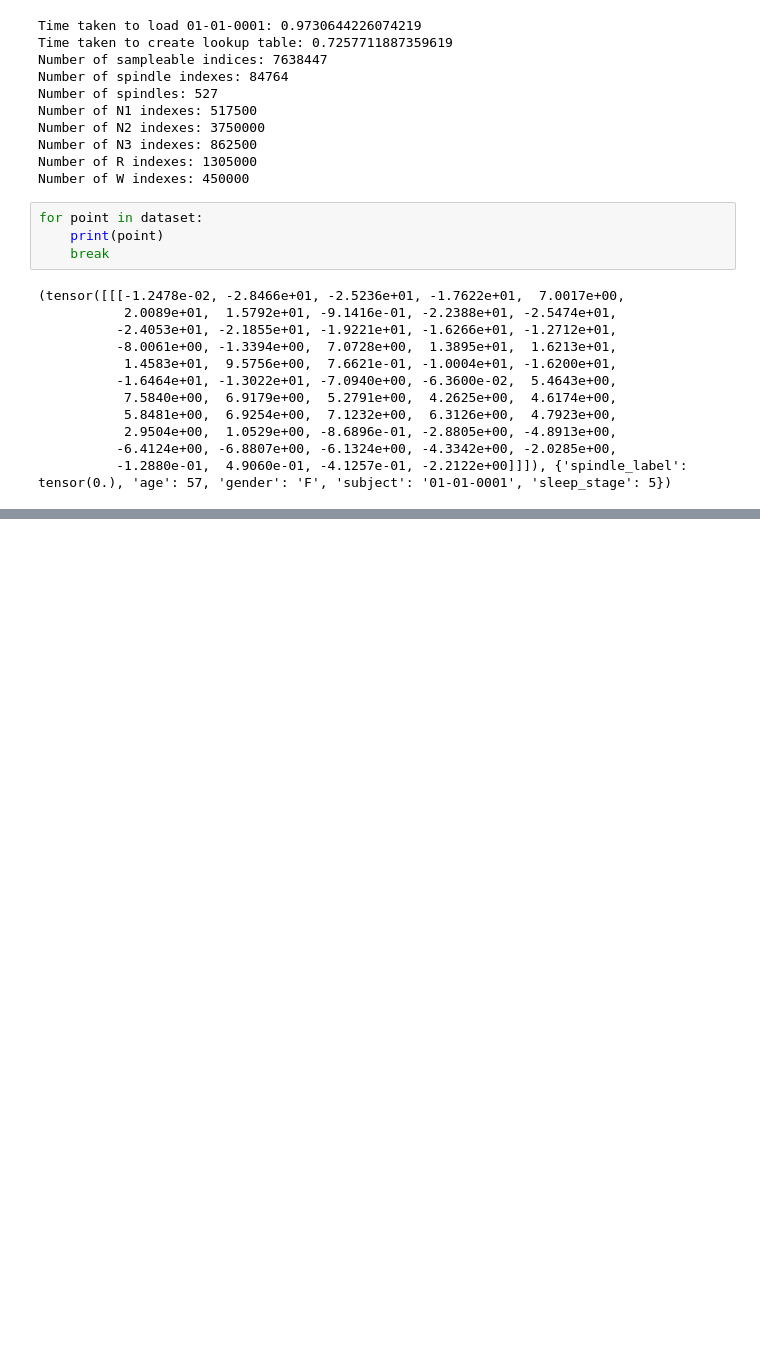
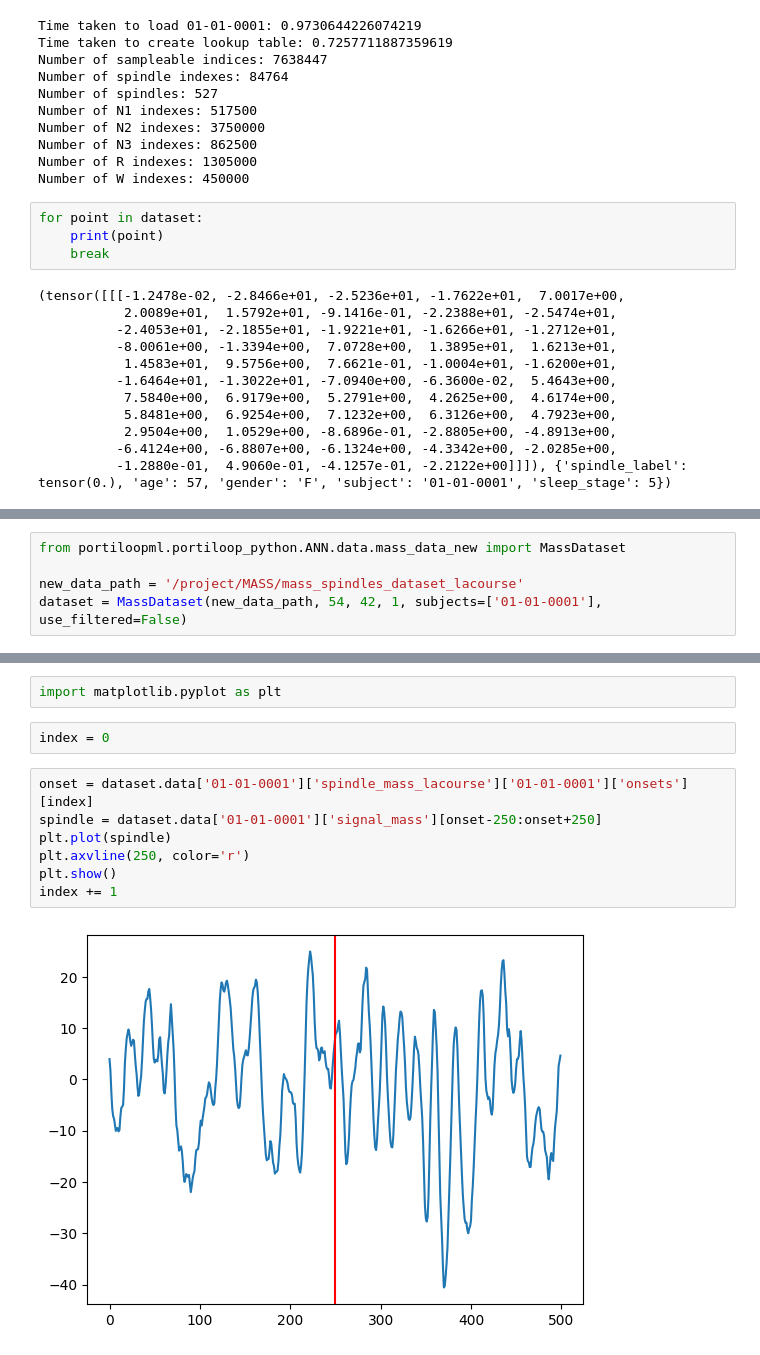
Before and after one commit to Portiloop/portiloop-training, a Jupyter notebook: notebooks/add_new_wamsley.ipynb, the cells around one changed output, grey strips where cells are left out. Drawn from its saved outputs; the diff is of its cells as text; blank space fills up the shorter version.

```diff
--- a/notebooks/add_new_wamsley.ipynb
+++ b/notebooks/add_new_wamsley.ipynb
@@ -126,0 +185,5 @@ for point in dataset:
+# %%
+from portiloopml.portiloop_python.ANN.data.mass_data_new import MassDataset
+
+new_data_path = '/project/MASS/mass_spindles_dataset_lacourse'
+dataset = MassDataset(new_data_path, 54, 42, 1, subjects=['01-01-0001'], use_filtered=False)
@@ -126,0 +201,13 @@ for point in dataset:
+# %%
+import matplotlib.pyplot as plt
+# %%
+index = 0
+# %%
+onset = dataset.data['01-01-0001']['spindle_mass_lacourse']['01-01-0001']['onsets'][index]
+spindle = dataset.data['01-01-0001']['signal_mass'][onset-250:onset+250]
+plt.plot(spindle)
+plt.axvline(250, color='r')
+plt.show()
+index += 1
+# %% [output]
+[figure, added]
```
Also changed, not shown: parts of 2 cells of this notebook, 2 other files.
